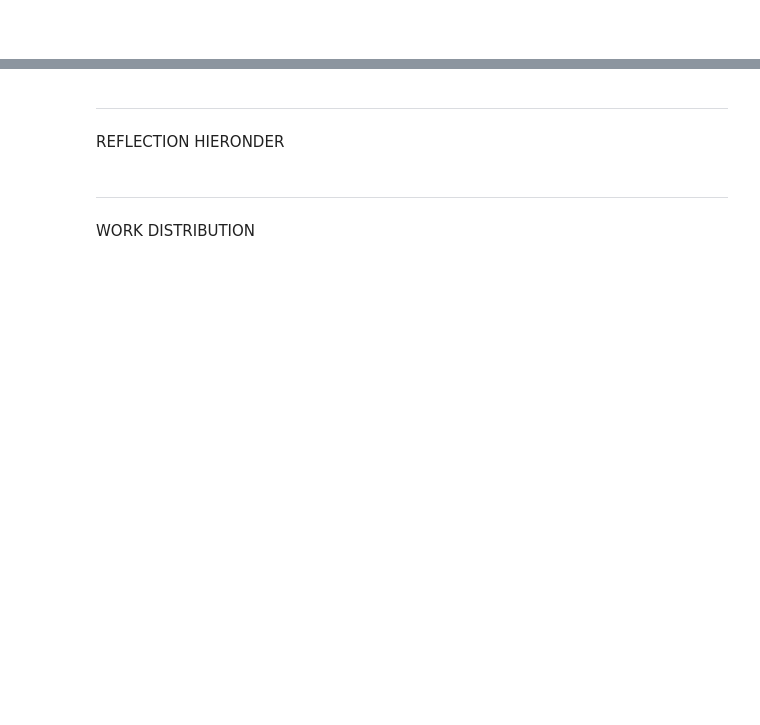
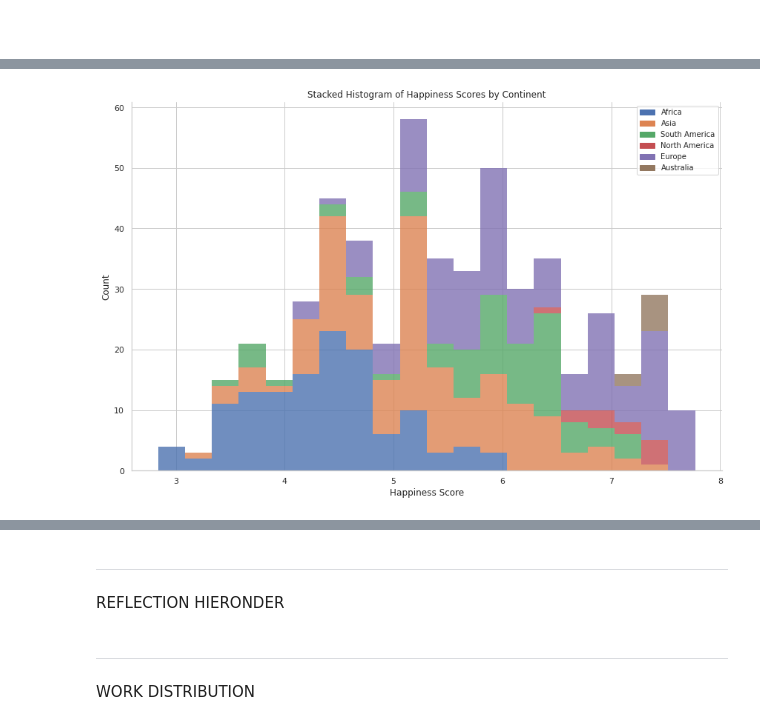
Before and after one commit to MarkBroerse1/infovis, a Jupyter notebook: docs/DataStory.ipynb, the cells around one changed output, grey strips where cells are left out. Drawn from its saved outputs; the diff is of its cells as text; code cells hidden in the pictures; blank space fills up the shorter version.

```diff
--- a/docs/DataStory.ipynb
+++ b/docs/DataStory.ipynb
@@ -81,0 +259,64 @@ continent_colors = {
+# %%
+
+continent_scores = defaultdict(list)
+
+with open('full_data.csv', 'r') as file:
+    reader = csv.DictReader(file)
+    for row in reader:
+        continent = row['continent']
+        country = row['Country']
+        year = row['Year']
+        happiness_score = float(row['happiness_score'])
+        continent_scores[continent].append((country, year, happiness_score))
+
+
+sns.set(style="whitegrid")
+plt.figure(figsize=(12, 8))
+
+
+palette = sns.color_palette("deep", len(continent_scores))
+
+
+country_heights = []
+
+for continent, scores in continent_scores.items():
+    heights = [score for _, _, score in scores]
+    country_heights.append(heights)
+
+
+bars = plt.hist(country_heights, bins=20, stacked=True, label=list(continent_scores.keys()), color=palette, alpha=0.8, linewidth=0)
+
+
+legend_patches = [mpatches.Patch(color=palette[i], label=continent) for i, continent in enumerate(continent_scores.keys())]
+plt.legend(handles=legend_patches, loc='upper right', fontsize='small')
+
+
+fig = plt.gcf()
+ax = plt.gca()
+
+def hover(event):
+    for container in bars:
+        for rect in container:
+            cont, ind = rect.contains(event)
+            if cont:
+                heights = [height.get_height() for height in container]
+                countries = [country for country in continent_scores.keys()]
+                bins = bars[1]
+                bin_width = np.diff(bins)[0]
+                index = ind["ind"][0]
+                x = bars[1][index] + bin_width / 2
+                y = heights[index]
+                plt.annotate(f"{countries[index]}: {y:.2f}", xy=(x, y), xytext=(x, y + 0.2),
+                             ha='center', va='bottom', color='black', alpha=0.7,
+                             arrowprops=dict(arrowstyle='-', lw=0.5, color='black'))
+                fig.canvas.draw_idle()
+
+plt.xlabel("Happiness Score")
+plt.ylabel("Count")
+plt.title("Stacked Histogram of Happiness Scores by Continent")
+plt.tight_layout()
+sns.despine()
+
+plt.show()
+# %% [output]
+[figure, added]
```
Also changed, not shown: parts of 16 cells of this notebook, 2 other files.
